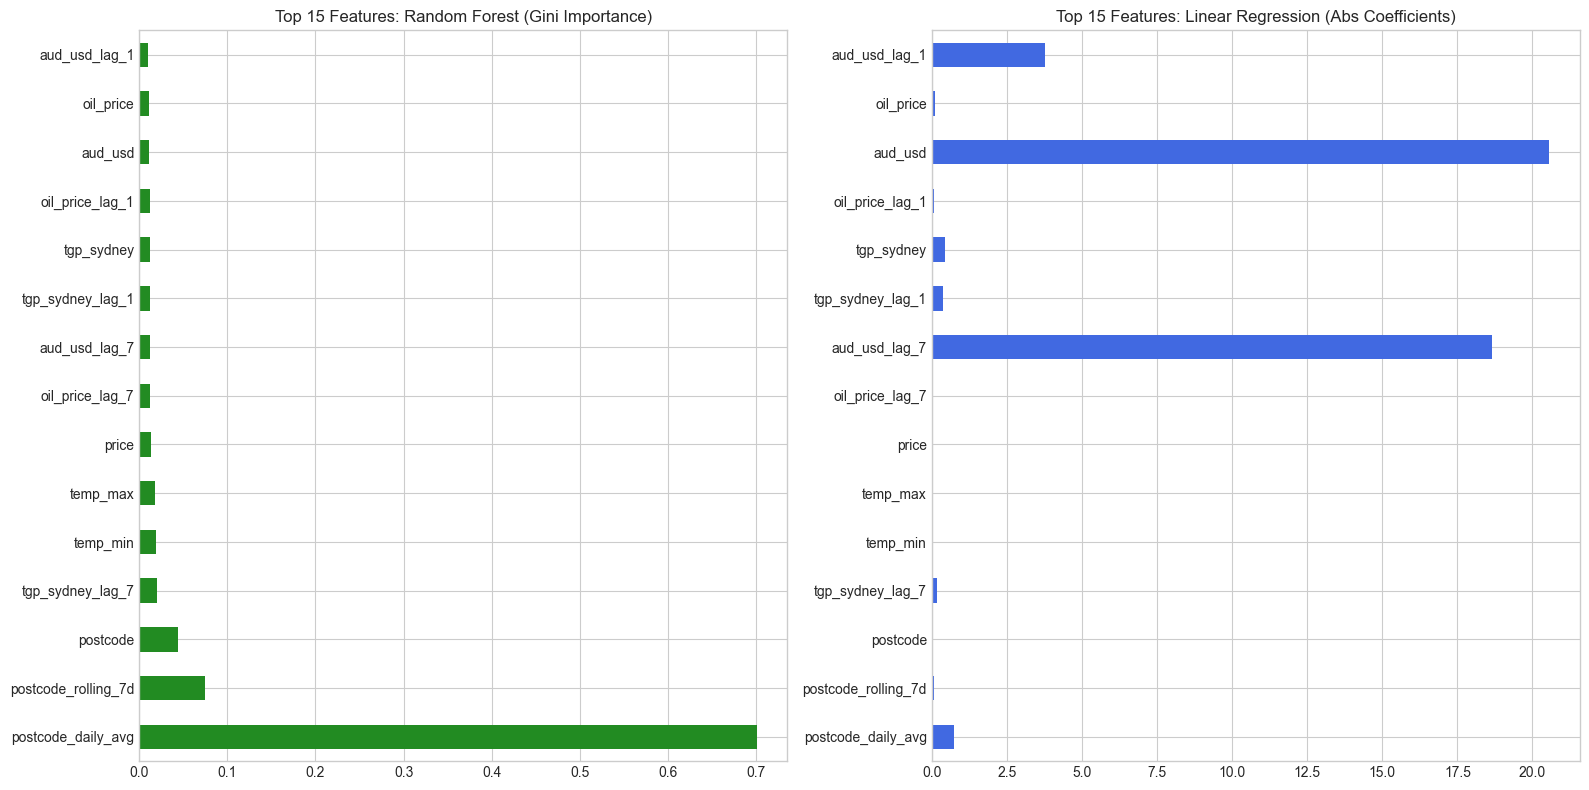
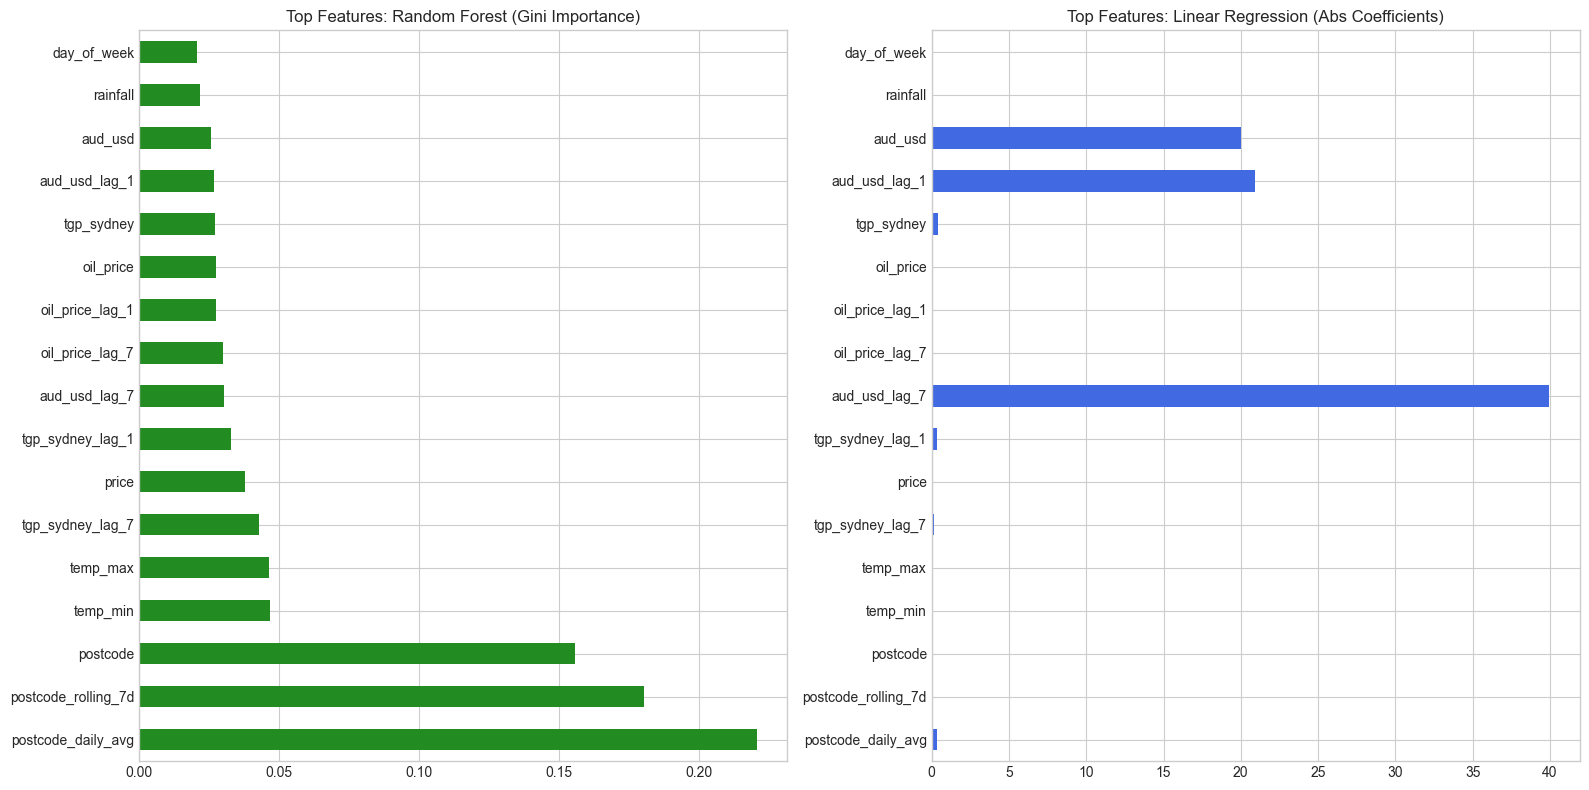
The notebook cell's code change between the first figure and the second:
--- before
+++ after
@@ -18,9 +18,9 @@
 fig, (ax1, ax2) = plt.subplots(1, 2, figsize=(16, 8), sharey=False)
 
-importance_df['Random Forest'].head(15).plot(kind='barh', ax=ax1, color='forestgreen')
-ax1.set_title('Top 15 Features: Random Forest (Gini Importance)')
+importance_df['Random Forest'].plot(kind='barh', ax=ax1, color='forestgreen')
+ax1.set_title('Top Features: Random Forest (Gini Importance)')
 
-importance_df['Linear Regression'].head(15).plot(kind='barh', ax=ax2, color='royalblue')
-ax2.set_title('Top 15 Features: Linear Regression (Abs Coefficients)')
+importance_df['Linear Regression'].plot(kind='barh', ax=ax2, color='royalblue')
+ax2.set_title('Top Features: Linear Regression (Abs Coefficients)')
 
 plt.tight_layout()

Commit: now target is price change tomorrow